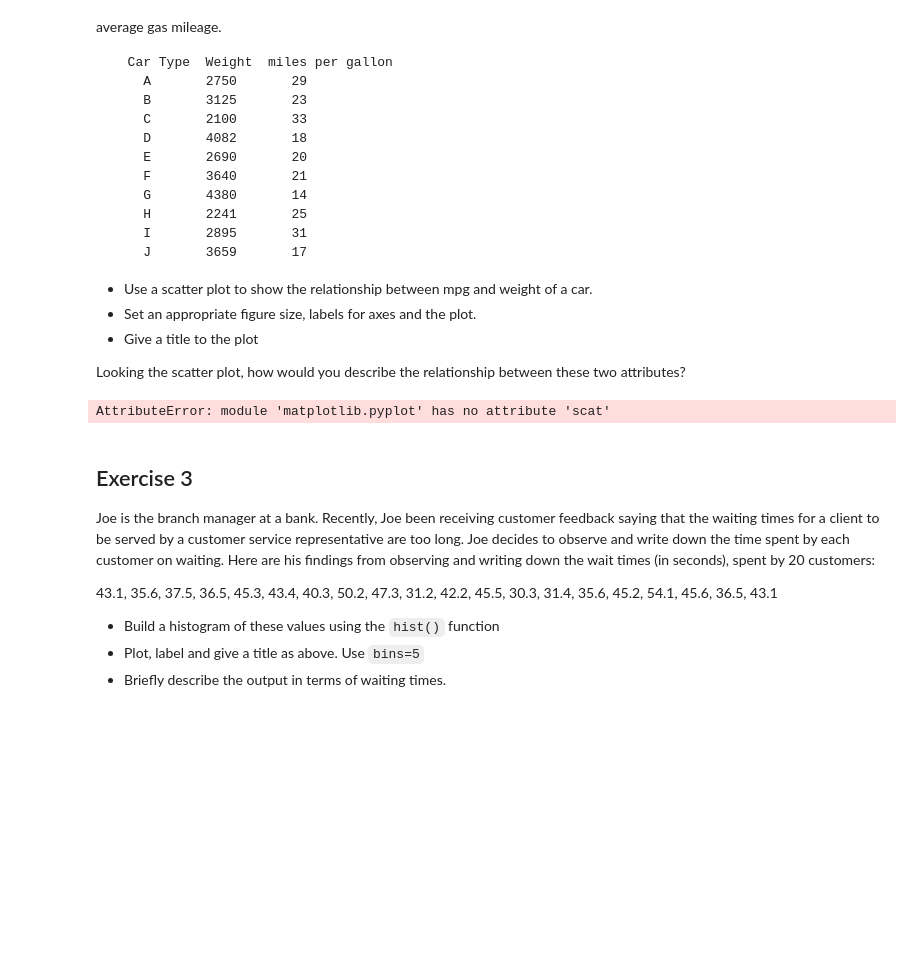
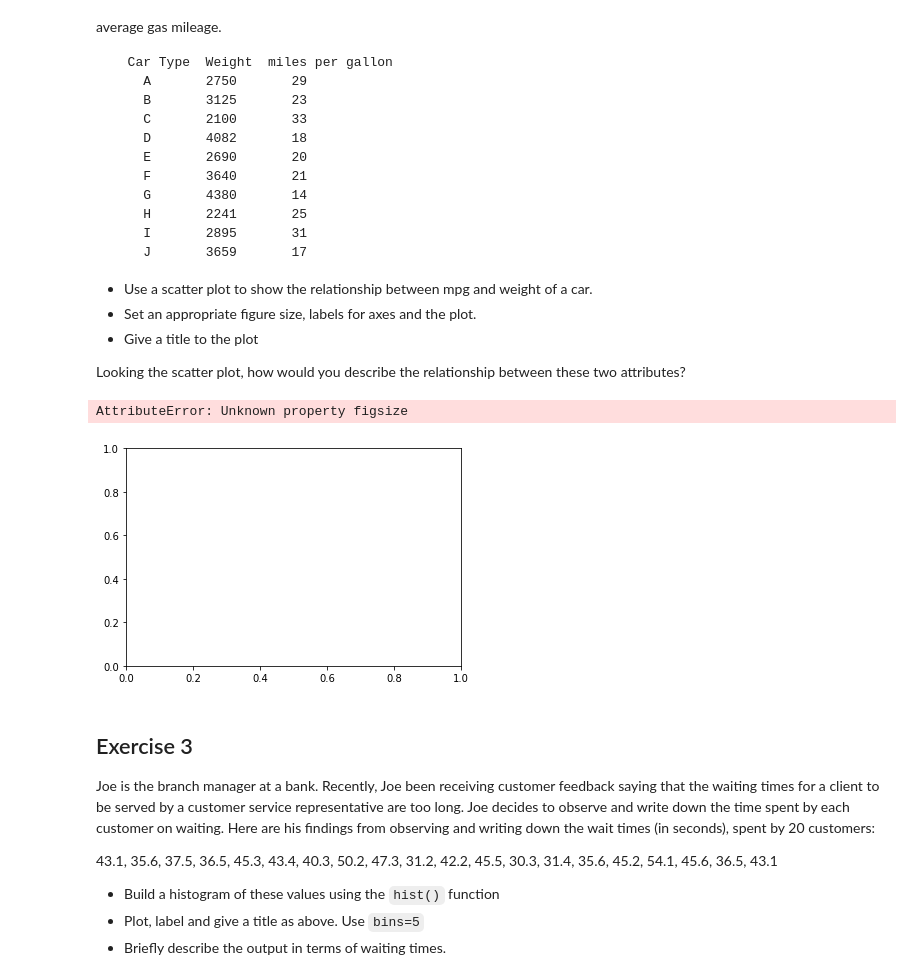
Before and after one commit to JoeDown/dsc-data-viz-lab-houston-ds-042219, a Jupyter notebook: index.ipynb, the cells around one changed output. Drawn from its saved outputs; the diff is of its cells as text; code cells hidden in the pictures; blank space fills up the shorter version.

```diff
--- a/index.ipynb
+++ b/index.ipynb
@@ -77,16 +77,17 @@ Looking the scatter plot, how would you describe the relationship between these
 # %%
 weight = [2750, 3125, 2100, 4082, 2690, 3640, 4380, 2241, 2895, 3659]
 mpg = [29, 23, 33, 28, 20, 21, 14, 25, 31, 17]
-plt.scatter(weight, mpg, figsize=(8,6))
+plt.scatter(weight, mpg, figsi
 
 
 # Set the figure size in inches
 
 # Plot with scatter()
 
 # Set x and y axes labels and give titles
 # %% [output]
-AttributeError: module 'matplotlib.pyplot' has no attribute 'scat'
+AttributeError: Unknown property figsize
+[figure, added]
 # %% [markdown]
 ## Exercise 3
 
```
